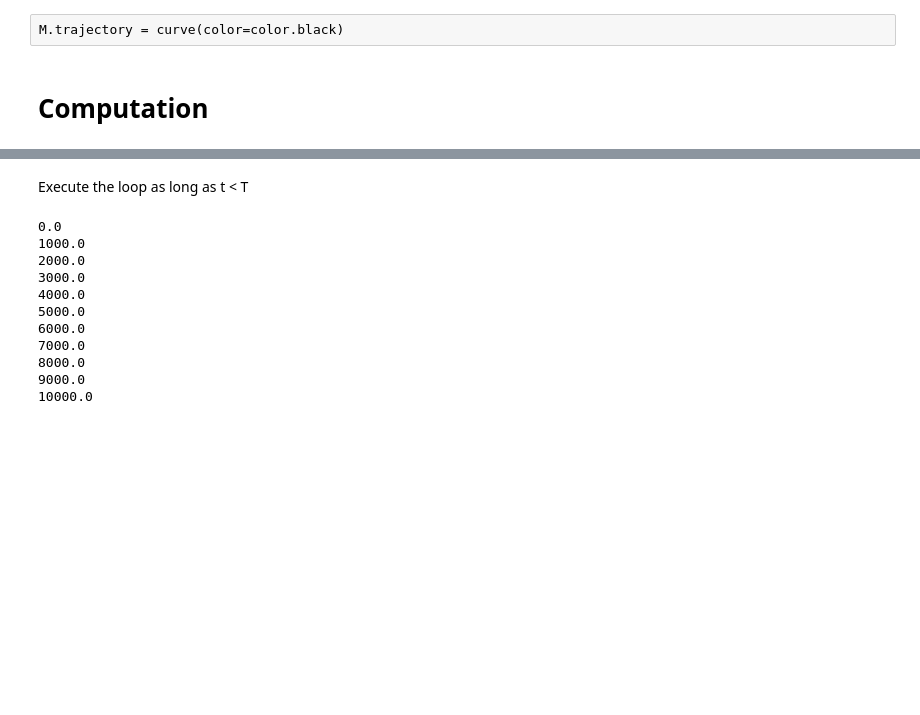
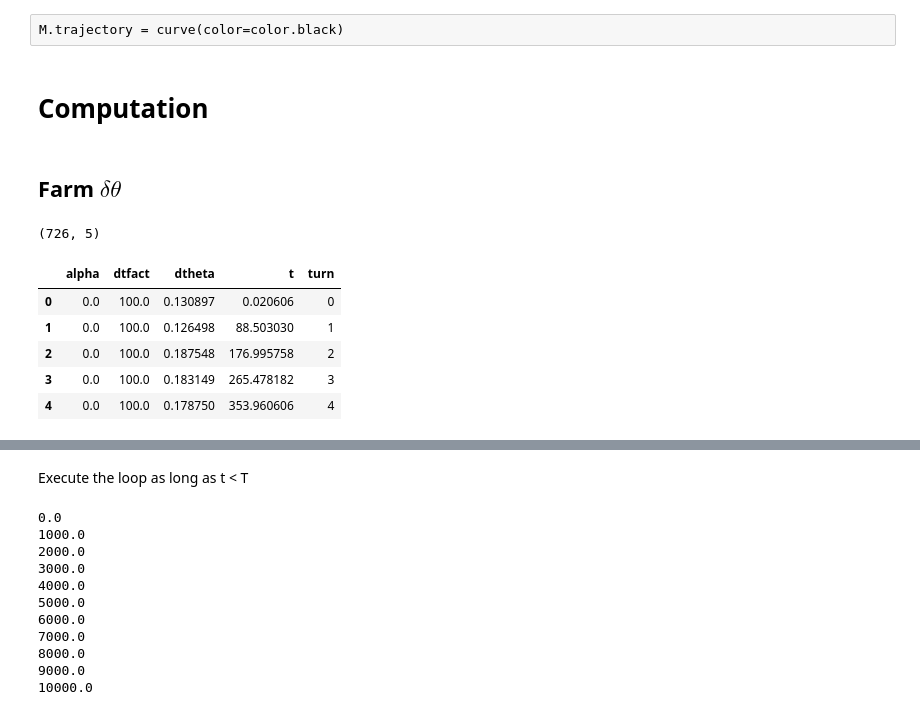
Before and after one commit to ckoerber/mercury-numerical, a Jupyter notebook: scripts/analysis/MercuryOrbit.ipynb, the cells around one changed output, grey strips where cells are left out. Cells and saved outputs as stored; diff of their text form; code cells hidden in the pictures; blank space fills up the shorter version.

```diff
--- a/scripts/analysis/MercuryOrbit.ipynb
+++ b/scripts/analysis/MercuryOrbit.ipynb
@@ -68,3 +68,5 @@ Add a visible trajectory to mercury
 M.trajectory = curve(color=color.black)
 # %% [markdown]
 # Computation
+# %% [markdown]
+## Farm $\delta \theta$
@@ -70,0 +80,51 @@ M.trajectory = curve(color=color.black)
+# %%
+data = []
+
+TMax = T*10.2
+
+
+for alpha in alphas:
+    for dt in dts:
+
+        vec_rM = vec_rM0
+        vec_vM = vec_vM0
+
+        rprev  = [vec_rM0/3, vec_rM0/2, vec_rM0]
+
+        t     = 0
+        turn  = 0
+
+        while t < TMax:
+            vec_rM, vec_vM = evolve_mercury(vec_rM, vec_vM, alpha, dt=dt)
+            rprev.pop(0)
+            rprev.append(vec_rM)
+
+            if rprev[0].mag > rprev[1].mag and rprev[1].mag < rprev[2].mag:
+                dtheta = np.arccos( rprev[1].y /  rprev[1].mag )/2/np.pi*360
+                data.append({
+                    #"dt"     : dt,
+                    "alpha"  : alpha,
+                    "dtfact" : dt0/dt,
+                    "turn"   : turn,
+                    "dtheta" : dtheta,
+                    "t"      : t
+                })
+                turn += 1
+
+            t = t + dt
+
+frame = pd.DataFrame(data)
+#frame.set_index(["alpha","dtfact"], inplace=True)
+print frame.shape
+frame.head()
+# %%
+print frame.shape
+frame.head()
+# %% [output]
+(726, 5)
+|  | alpha | dtfact | dtheta | t | turn |
+| 0 | 0.0 | 100.0 | 0.130897 | 0.020606 | 0 |
+| 1 | 0.0 | 100.0 | 0.126498 | 88.503030 | 1 |
+| 2 | 0.0 | 100.0 | 0.187548 | 176.995758 | 2 |
+| 3 | 0.0 | 100.0 | 0.183149 | 265.478182 | 3 |
+| 4 | 0.0 | 100.0 | 0.178750 | 353.960606 | 4 |
```
Also changed, not shown: parts of 18 cells of this notebook, 4 other files.
